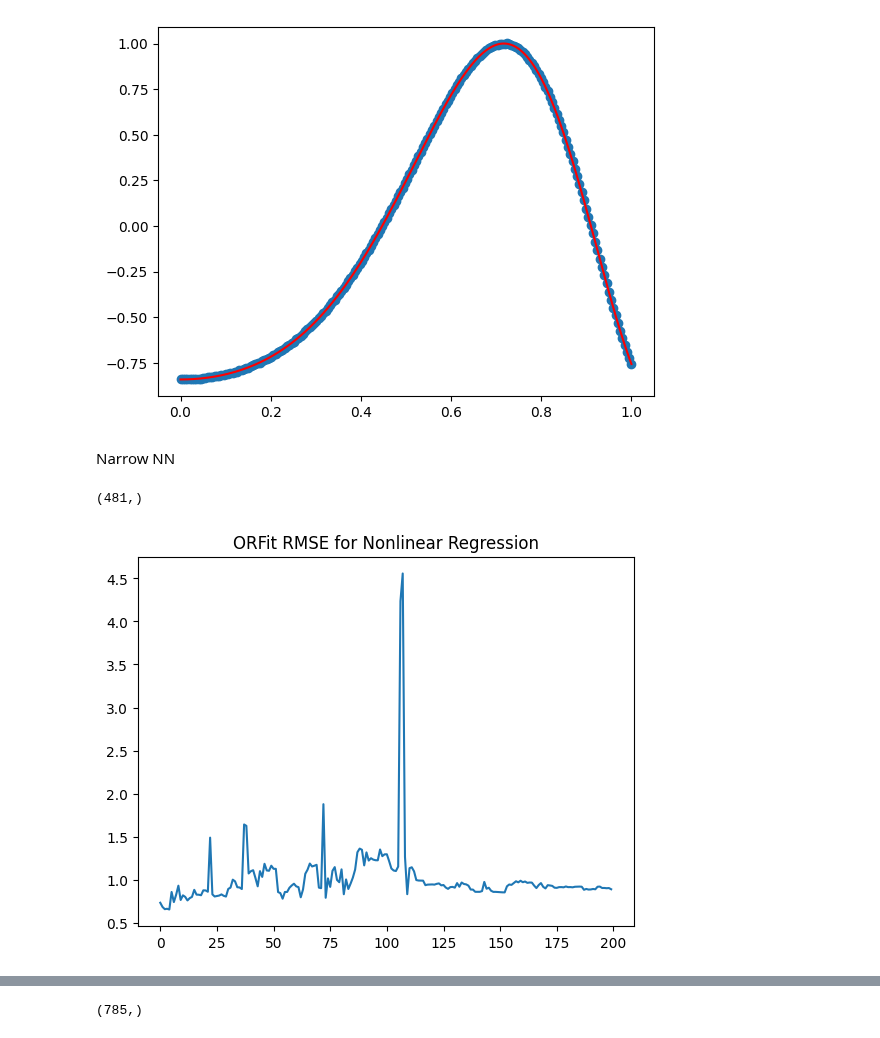
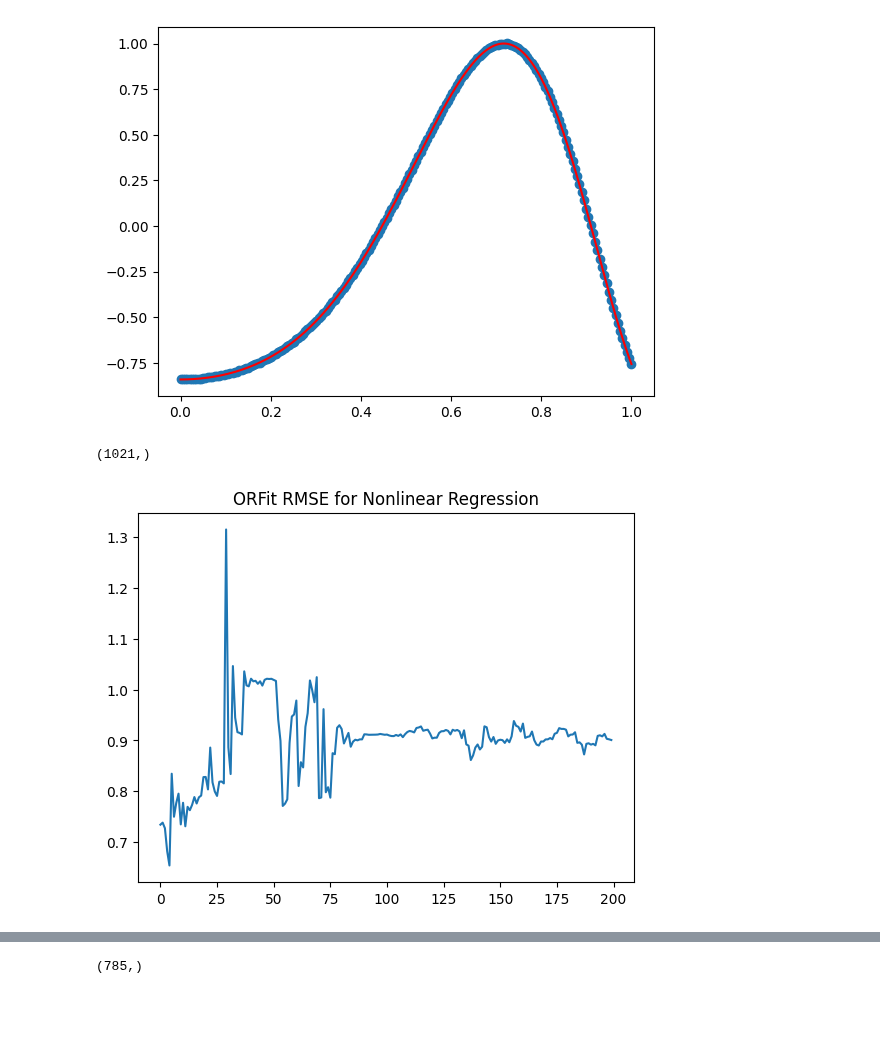
Before and after one commit to probml/dynamax, a Jupyter notebook: dynamax/rebayes/demos/ORFit.ipynb, the cells around one changed output, grey strips where cells are left out. Saved outputs shown, nothing was run; the diff lists cells and outputs as text; code cells hidden in the pictures; blank space fills up the shorter version.

```diff
--- a/dynamax/rebayes/demos/ORFit.ipynb
+++ b/dynamax/rebayes/demos/ORFit.ipynb
@@ -228,26 +136,34 @@ plt.scatter(X_nr, Y_nr)
 plt.plot(X_nr, Y_nr_tr, c='red');
 # %% [output]
 [figure]
-# %% [markdown]
-Narrow NN
 # %%
 # Define Non-Linear Regression as MLP with two hidden layers
-input_dim_nr, hidden_dims_nr, output_dim_nr = 1, [20, 20], 1
+input_dim_nr, hidden_dims_nr, output_dim_nr = 1, [30, 30,], 1
 model_dims_nr = [input_dim_nr, *hidden_dims_nr, output_dim_nr]
 _, flat_params_nr, _, apply_fn_nr = get_mlp_flattened_params(model_dims_nr)
 print(flat_params_nr.shape)
 # %% [output]
-(481,)
+(1021,)
 # %%
 # L2 loss
 loss_fn_nr = lambda w, x, y: (apply_fn_nr(w, x) - y)**2
 
-# Run ORFit on non-linear dataset
-history_nr, _ = orthogonal_recursive_fitting(flat_params_nr, apply_fn_nr, loss_fn_nr, X_nr_sh, Y_nr_sh, 50)
+# Define ORFit parameters
+model_params_nr = ORFitParams(
+    initial_mean=flat_params_nr,
+    initial_variance=1.0,
+    apply_function=apply_fn_nr,
+    loss_function=loss_fn_nr,
+    memory_size=30,
+)
+
+# Run full-memory ORFit
+posterior_nr = orthogonal_recursive_fitting(model_params_nr, Y_nr_sh, X_nr_sh)
+filtered_means = posterior_nr.filtered_means
 # %%
 fig, ax = plt.subplots()
-plot_rmse(history_nr, apply_fn_nr, X_nr_sh, Y_nr_sh, ax, 'ORFit RMSE for Nonlinear Regression');
+plot_rmse(filtered_means, apply_fn_nr, X_nr_sh, Y_nr_sh, ax, 'ORFit RMSE for Nonlinear Regression');
 # %% [output]
-[figure, old version]
+[figure, new version]
 # %%
 plt.scatter(X_nr, Y_nr)
```
Also changed, not shown: parts of 43 cells of this notebook.
